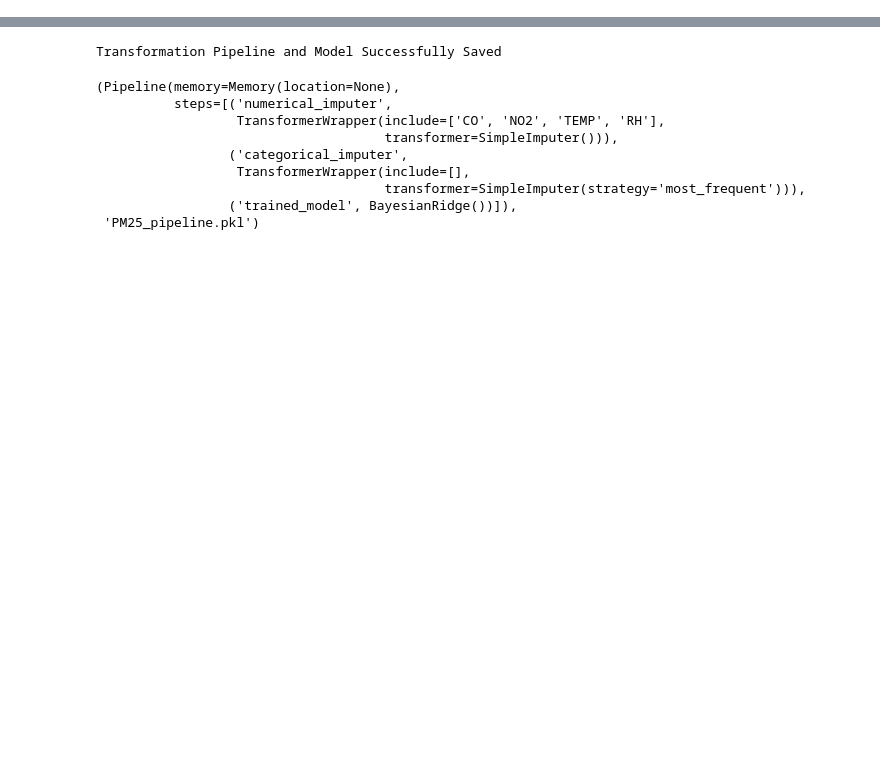
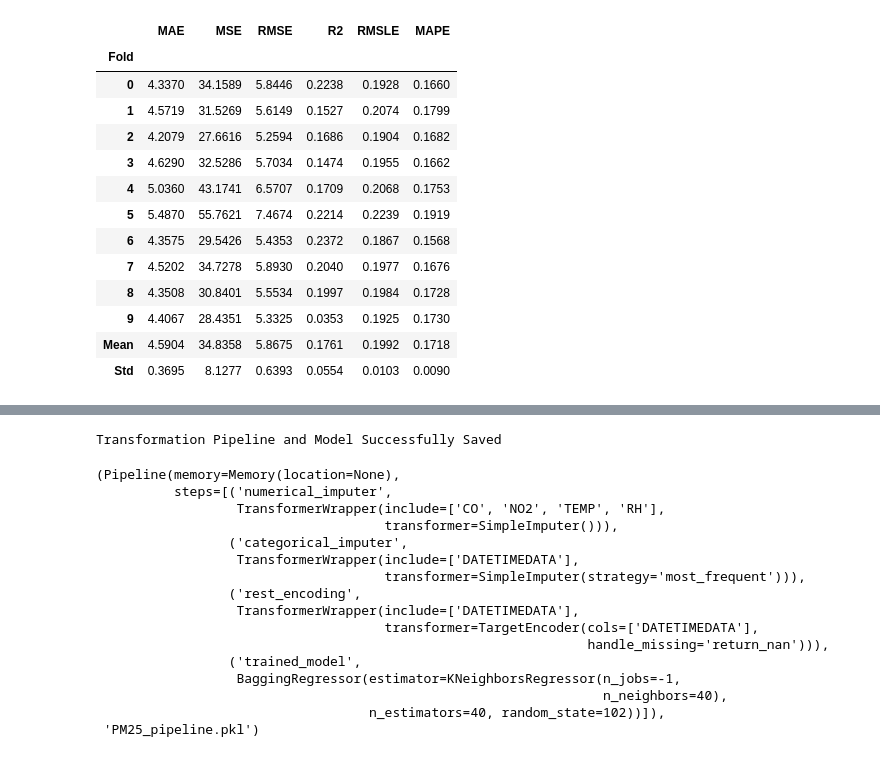
Before and after one commit to 17Saberz/D4SHPM25, a Jupyter notebook: predict.ipynb, the cells around one changed output, grey strips where cells are left out. Cells and saved outputs as stored; diff of their text form; code cells hidden in the pictures; blank space fills up the shorter version.

```diff
--- a/predict.ipynb
+++ b/predict.ipynb
@@ -80,0 +116,3 @@ br = create_model('br')
+# %%
+improved_model = ensemble_model(tuned_model,n_estimators=40)
+# %% [output]
@@ -80,0 +120,14 @@ br = create_model('br')
+|  | MAE | MSE | RMSE | R2 | RMSLE | MAPE |
+| Fold |  |  |  |  |  |  |
+| 0 | 4.3370 | 34.1589 | 5.8446 | 0.2238 | 0.1928 | 0.1660 |
+| 1 | 4.5719 | 31.5269 | 5.6149 | 0.1527 | 0.2074 | 0.1799 |
+| 2 | 4.2079 | 27.6616 | 5.2594 | 0.1686 | 0.1904 | 0.1682 |
+| 3 | 4.6290 | 32.5286 | 5.7034 | 0.1474 | 0.1955 | 0.1662 |
+| 4 | 5.0360 | 43.1741 | 6.5707 | 0.1709 | 0.2068 | 0.1753 |
+| 5 | 5.4870 | 55.7621 | 7.4674 | 0.2214 | 0.2239 | 0.1919 |
+| 6 | 4.3575 | 29.5426 | 5.4353 | 0.2372 | 0.1867 | 0.1568 |
+| 7 | 4.5202 | 34.7278 | 5.8930 | 0.2040 | 0.1977 | 0.1676 |
+| 8 | 4.3508 | 30.8401 | 5.5534 | 0.1997 | 0.1984 | 0.1728 |
+| 9 | 4.4067 | 28.4351 | 5.3325 | 0.0353 | 0.1925 | 0.1730 |
+| Mean | 4.5904 | 34.8358 | 5.8675 | 0.1761 | 0.1992 | 0.1718 |
+| Std | 0.3695 | 8.1277 | 0.6393 | 0.0554 | 0.0103 | 0.0090 |
@@ -81,5 +135,5 @@ br = create_model('br')
 # %%
-save_model(br, 'PM25_pipeline')
+save_model(improved_model, 'PM25_pipeline')
 # %% [output]
 Transformation Pipeline and Model Successfully Saved
 (Pipeline(memory=Memory(location=None),
@@ -87,7 +141,14 @@ Transformation Pipeline and Model Successfully Saved
                   TransformerWrapper(include=['CO', 'NO2', 'TEMP', 'RH'],
                                      transformer=SimpleImputer())),
                  ('categorical_imputer',
-                  TransformerWrapper(include=[],
+                  TransformerWrapper(include=['DATETIMEDATA'],
                                      transformer=SimpleImputer(strategy='most_frequent'))),
-                 ('trained_model', BayesianRidge())]),
+                 ('rest_encoding',
+                  TransformerWrapper(include=['DATETIMEDATA'],
+                                     transformer=TargetEncoder(cols=['DATETIMEDATA'],
+                                                               handle_missing='return_nan'))),
+                 ('trained_model',
+                  BaggingRegressor(estimator=KNeighborsRegressor(n_jobs=-1,
+                                                                 n_neighbors=40),
+                                   n_estimators=40, random_state=102))]),
  'PM25_pipeline.pkl')
```
Also changed, not shown: parts of 9 cells of this notebook, 1 other file.
